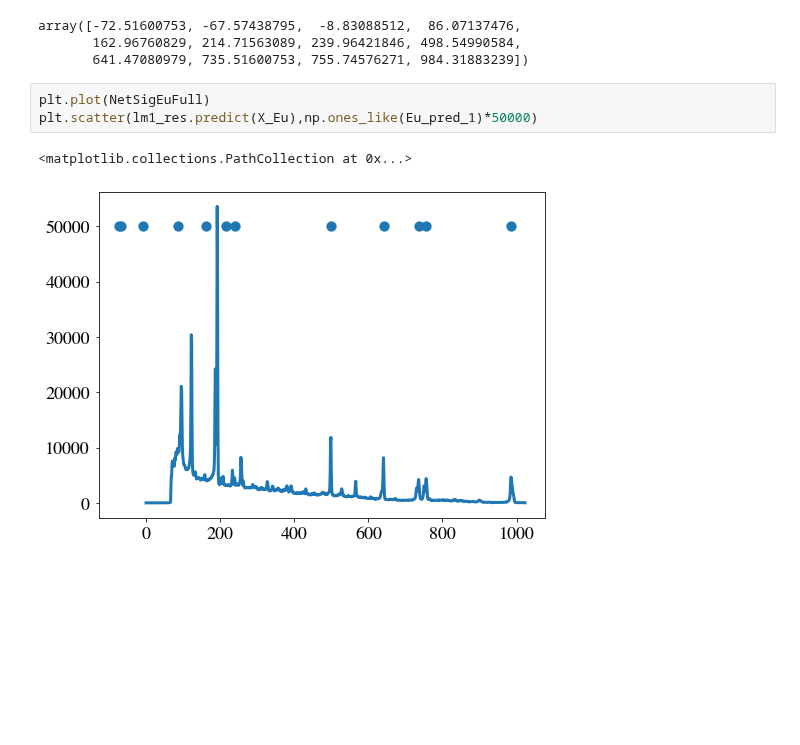
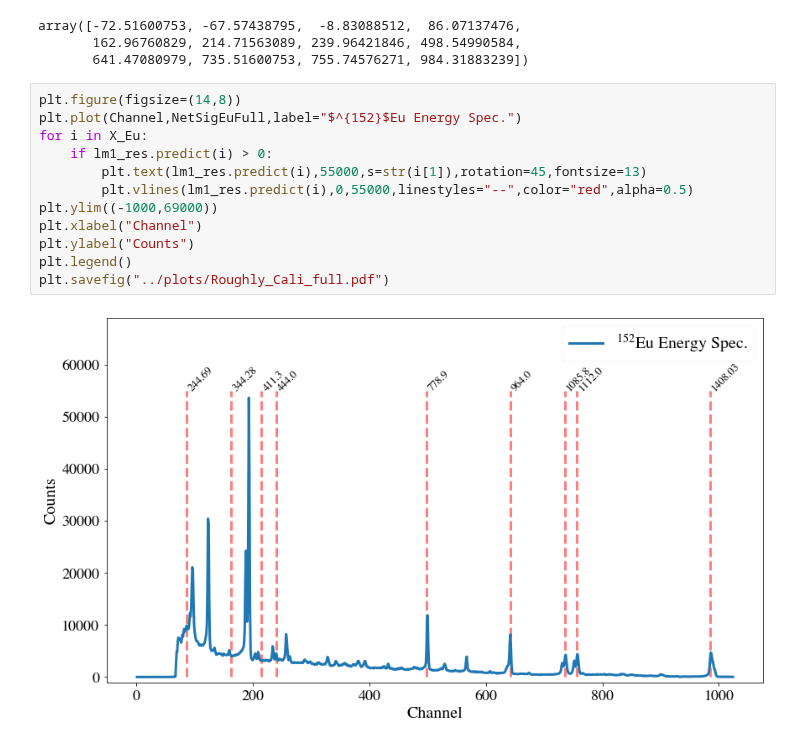
Before and after one commit to DickyChant/AdvNuclExp, a Jupyter notebook: Exp2/analysis/analysis.ipynb, the cells around one changed output. Saved outputs shown, nothing was run; the diff lists cells and outputs as text; blank space fills up the shorter version.

```diff
--- a/Exp2/analysis/analysis.ipynb
+++ b/Exp2/analysis/analysis.ipynb
@@ -189,9 +189,17 @@ lm1_res.predict(X_Eu)
 array([-72.51600753, -67.57438795,  -8.83088512,  86.07137476,
        162.96760829, 214.71563089, 239.96421846, 498.54990584,
        641.47080979, 735.51600753, 755.74576271, 984.31883239])
-# %%
-plt.plot(NetSigEuFull)
-plt.scatter(lm1_res.predict(X_Eu),np.ones_like(Eu_pred_1)*50000)
-# %% [output]
-<matplotlib.collections.PathCollection at 0x...>
-[figure, removed]
+# %%
+plt.figure(figsize=(14,8))
+plt.plot(Channel,NetSigEuFull,label="$^{152}$Eu Energy Spec.")
+for i in X_Eu:
+    if lm1_res.predict(i) > 0:
+        plt.text(lm1_res.predict(i),55000,s=str(i[1]),rotation=45,fontsize=13)
+        plt.vlines(lm1_res.predict(i),0,55000,linestyles="--",color="red",alpha=0.5)
+plt.ylim((-1000,69000))
+plt.xlabel("Channel")
+plt.ylabel("Counts")
+plt.legend()
+plt.savefig("../plots/Roughly_Cali_full.pdf")
+# %% [output]
+[figure, added]
```
Also changed, not shown: parts of 2 cells of this notebook, 12 other files.
